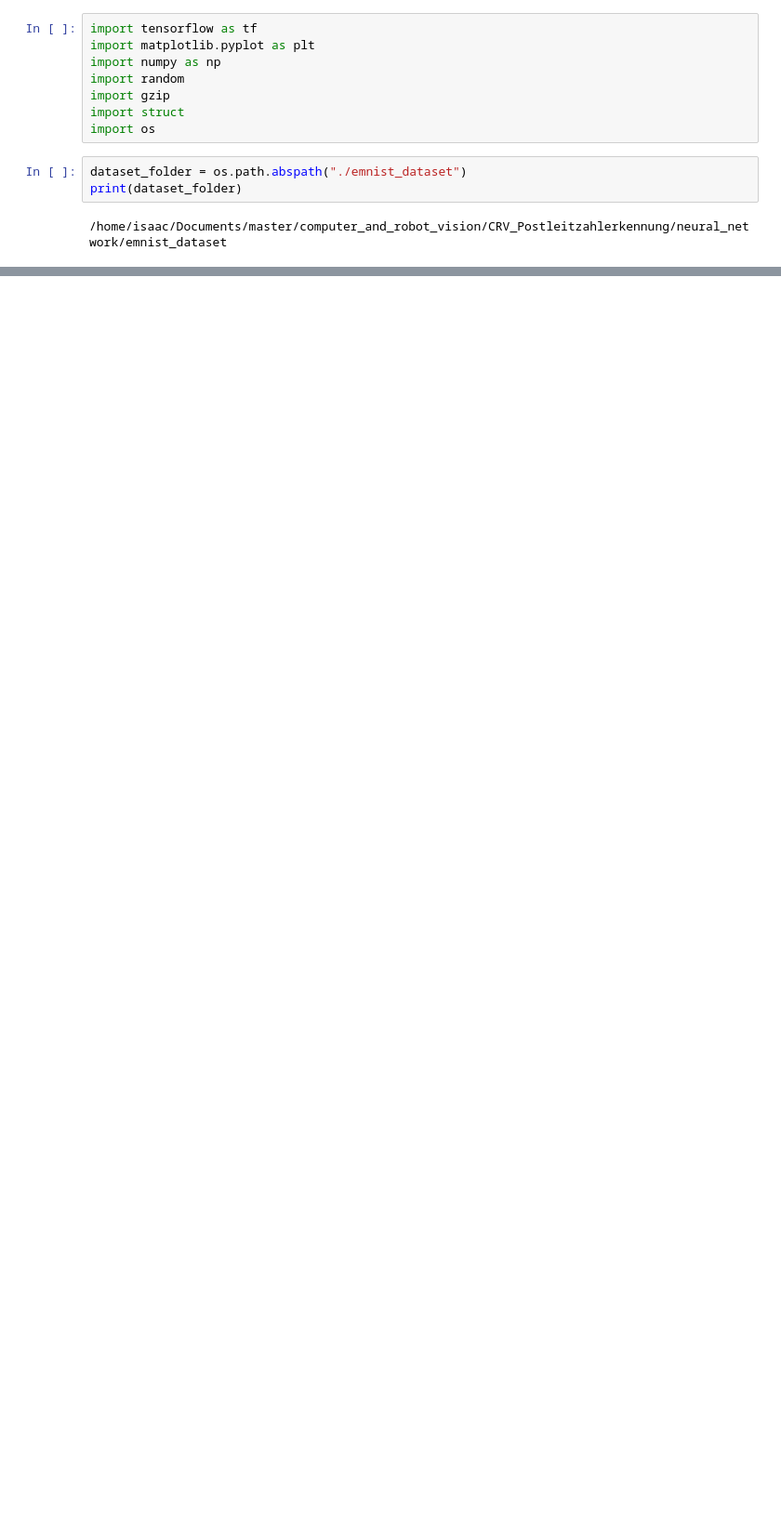
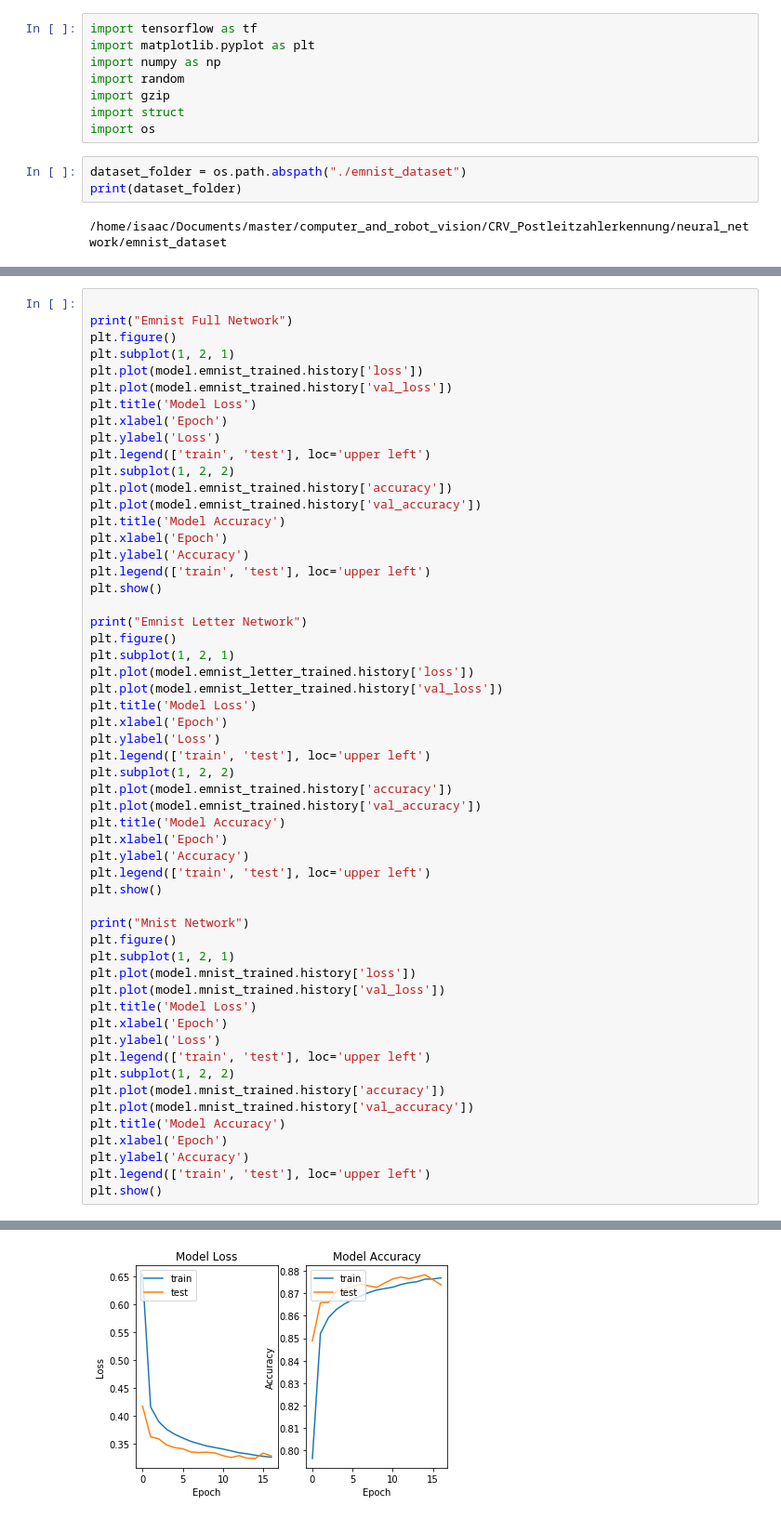
Before and after one commit to SimonStiegler/CRV_Postleitzahlerkennung, a Jupyter notebook: neural_network/main.ipynb, the cells around one changed output, grey strips where cells are left out. Shown: that part at 93% size. Cells and saved outputs as stored; diff of their text form; blank space fills up the shorter version.

```diff
--- a/neural_network/main.ipynb
+++ b/neural_network/main.ipynb
@@ -179,0 +264,56 @@ plt.show()
+# %%
+
+print("Emnist Full Network")
+plt.figure()
+plt.subplot(1, 2, 1)
+plt.plot(model.emnist_trained.history['loss'])
+plt.plot(model.emnist_trained.history['val_loss'])
+plt.title('Model Loss')
+plt.xlabel('Epoch')
+plt.ylabel('Loss')
+plt.legend(['train', 'test'], loc='upper left')
+plt.subplot(1, 2, 2)
+plt.plot(model.emnist_trained.history['accuracy'])
+plt.plot(model.emnist_trained.history['val_accuracy'])
+plt.title('Model Accuracy')
+plt.xlabel('Epoch')
+plt.ylabel('Accuracy')
+plt.legend(['train', 'test'], loc='upper left')
+plt.show()
+
+print("Emnist Letter Network")
+plt.figure()
+plt.subplot(1, 2, 1)
+plt.plot(model.emnist_letter_trained.history['loss'])
+plt.plot(model.emnist_letter_trained.history['val_loss'])
+plt.title('Model Loss')
+plt.xlabel('Epoch')
+plt.ylabel('Loss')
+plt.legend(['train', 'test'], loc='upper left')
+plt.subplot(1, 2, 2)
+plt.plot(model.emnist_trained.history['accuracy'])
+plt.plot(model.emnist_trained.history['val_accuracy'])
+plt.title('Model Accuracy')
+plt.xlabel('Epoch')
+plt.ylabel('Accuracy')
+plt.legend(['train', 'test'], loc='upper left')
+plt.show()
+
+print("Mnist Network")
+plt.figure()
+plt.subplot(1, 2, 1)
+plt.plot(model.mnist_trained.history['loss'])
+plt.plot(model.mnist_trained.history['val_loss'])
+plt.title('Model Loss')
+plt.xlabel('Epoch')
+plt.ylabel('Loss')
+plt.legend(['train', 'test'], loc='upper left')
+plt.subplot(1, 2, 2)
+plt.plot(model.mnist_trained.history['accuracy'])
+plt.plot(model.mnist_trained.history['val_accuracy'])
+plt.title('Model Accuracy')
+plt.xlabel('Epoch')
+plt.ylabel('Accuracy')
+plt.legend(['train', 'test'], loc='upper left')
+plt.show()
+# %% [output]
@@ -179,0 +321 @@ plt.show()
+[figure, added]
```
Also changed, not shown: parts of 17 cells of this notebook, 1 other file.
